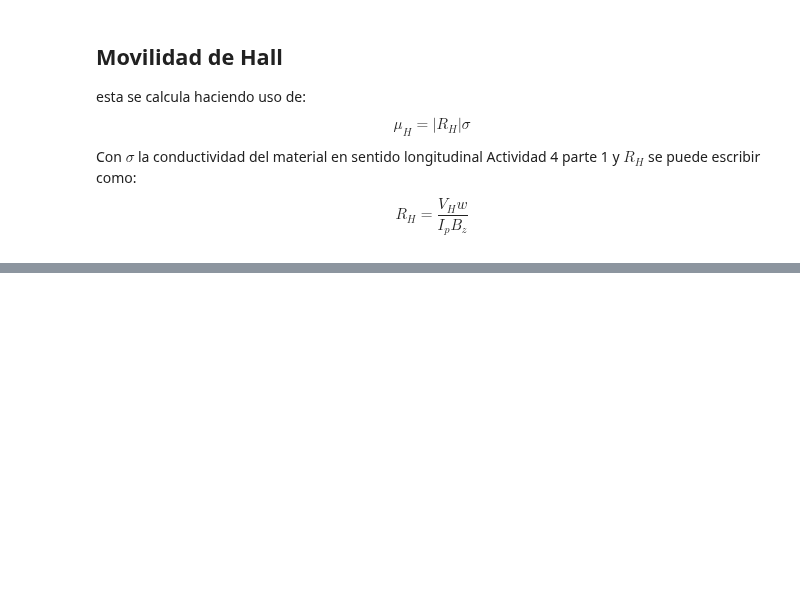
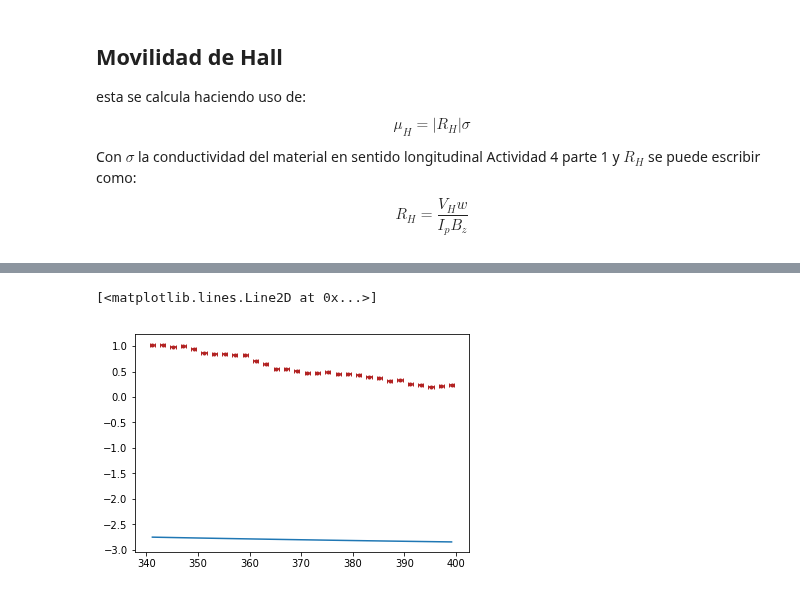
Before and after one commit to jamontanac/Laboratorio-Avanzado, a Jupyter notebook: Hall_Effect/Analisis.ipynb, the cells around one changed output, grey strips where cells are left out. Cells and saved outputs as stored; diff of their text form; code cells hidden in the pictures; blank space fills up the shorter version.

```diff
--- a/Hall_Effect/Analisis.ipynb
+++ b/Hall_Effect/Analisis.ipynb
@@ -602,0 +656,6 @@ Name: Temperatura, dtype: float64
+# %%
+plt.errorbar(x_obs, y_obs, yerr=y_err, xerr=x_err,capsize=2,fmt=".",color="firebrick", label="Datos",ecolor="firebrick")
+plt.plot(x_fit,2813*x_fit**(-1.5)-3.2)
+# %% [output]
+[<matplotlib.lines.Line2D at 0x...>]
+[figure, added]
```
Also changed, not shown: parts of 7 cells of this notebook.
